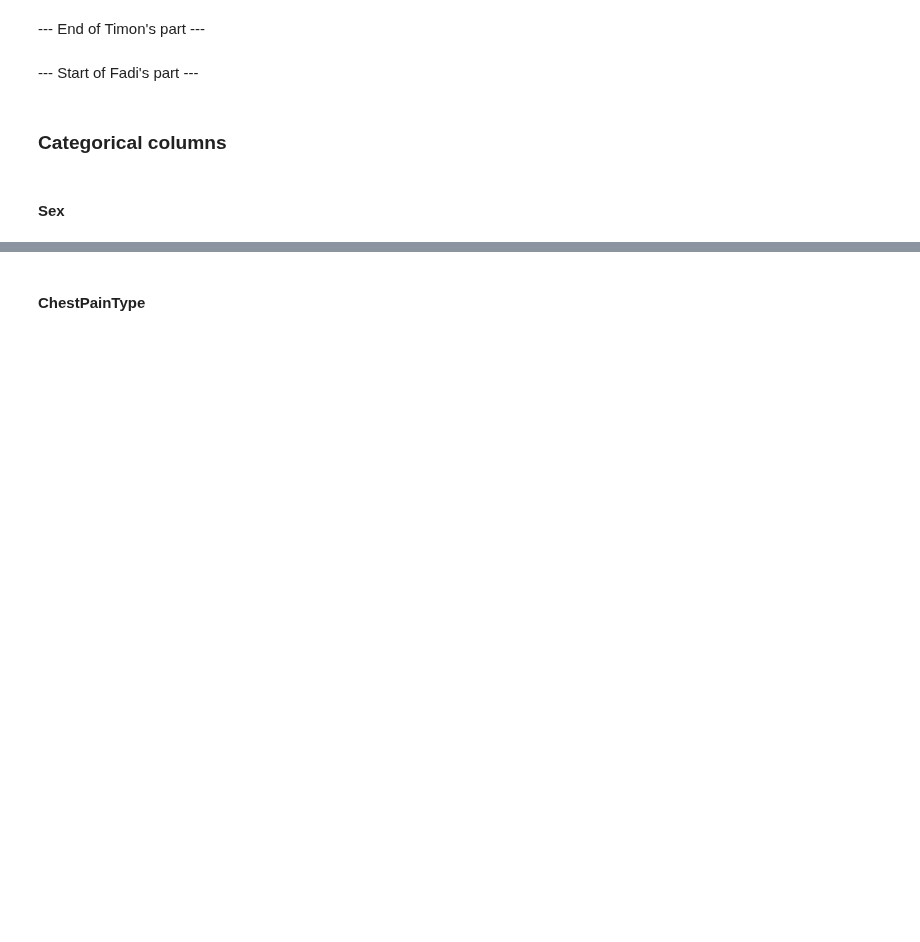
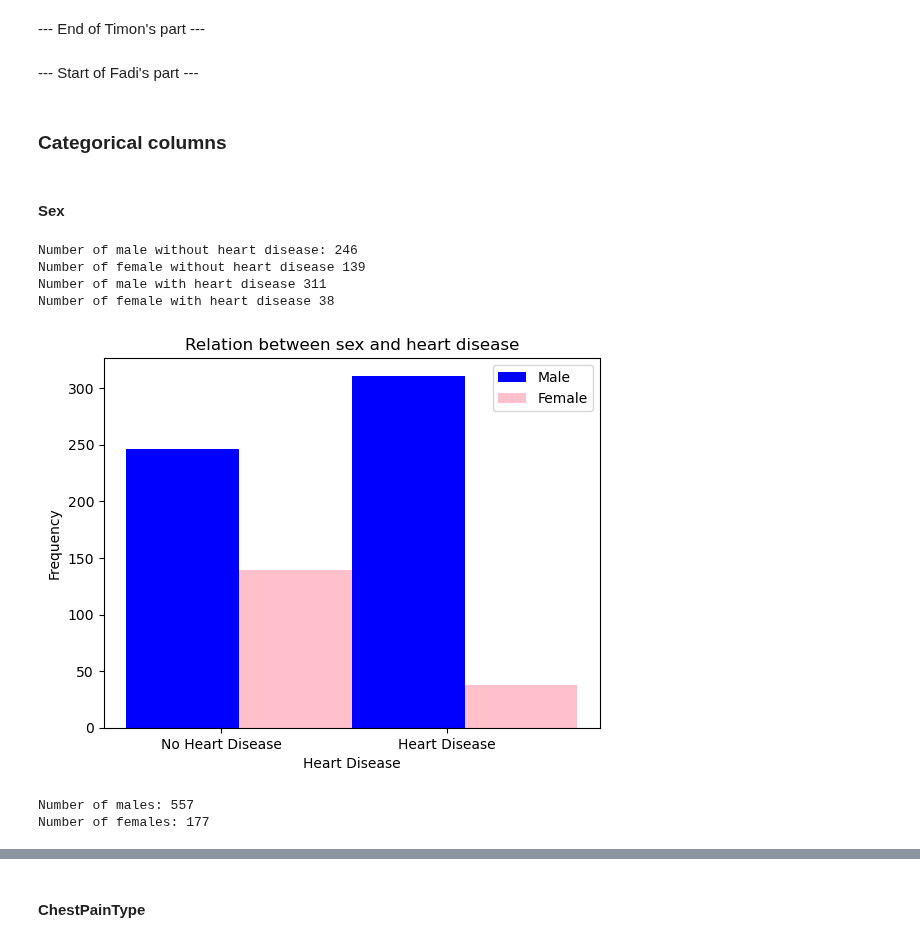
Before and after one commit to TJ-Abbing/Data-Science, a Jupyter notebook: OP-2/assignments/final/Final-assignment.ipynb, the cells around one changed output, grey strips where cells are left out. Saved outputs shown, nothing was run; the diff lists cells and outputs as text; code cells hidden in the pictures; blank space fills up the shorter version.

```diff
--- a/OP-2/assignments/final/Final-assignment.ipynb
+++ b/OP-2/assignments/final/Final-assignment.ipynb
@@ -355,35 +471,43 @@ categories = ['No Heart Disease', 'Heart Disease']
 bar_width = 0.5
 
 # Set the x-axis positions for the bars.
 male_positions = [0, 1]
 female_positions = [x + bar_width for x in male_positions]
 
 # Set the heights of the bars.
-male_heights = [len(male_heart_disease), len(male_no_heart_disease)]
-female_heights = [len(female_heart_disease), len(female_no_heart_disease)]
+male_heights = [len(male_no_heart_disease), len(male_heart_disease)]
+female_heights = [len(female_no_heart_disease), len(female_heart_disease)]
 
 # Create the bar plot.
 plt.bar(male_positions, male_heights, bar_width, label='Male', color='blue')
 plt.bar(female_positions, female_heights, bar_width, label='Female', color='pink')
 
 # Add labels and title to the plot.
 plt.gca().set(title='Relation between sex and heart disease', xlabel='Heart Disease', ylabel='Frequency')
 
 # Add x-axis tick labels.
 plt.xticks([0.17, 1.17], categories)
 
 # Add legend to the plot.
 plt.legend()
 
 # Show the plot.
 plt.show()
 
 # There seems to be a very strong relation between sex and heart disease.
 # Check the amount of males vs females.
 print("Number of males:", len(df[df['Sex'] == 'M']))
 print("Number of females:", len(df[df['Sex'] == 'F']))
 # There are far more males than females.
 # This means we should start looking at relative numbers instead.
+# %% [output]
+Number of male without heart disease: 246
+Number of female without heart disease 139
+Number of male with heart disease 311
+Number of female with heart disease 38
+[figure, added]
+Number of males: 557
+Number of females: 177
 # %%
 # Calculate the total number of males and females.
 total_males = len(df[df['Sex'] == 'M'])
```
Also changed, not shown: parts of 31 cells of this notebook.
